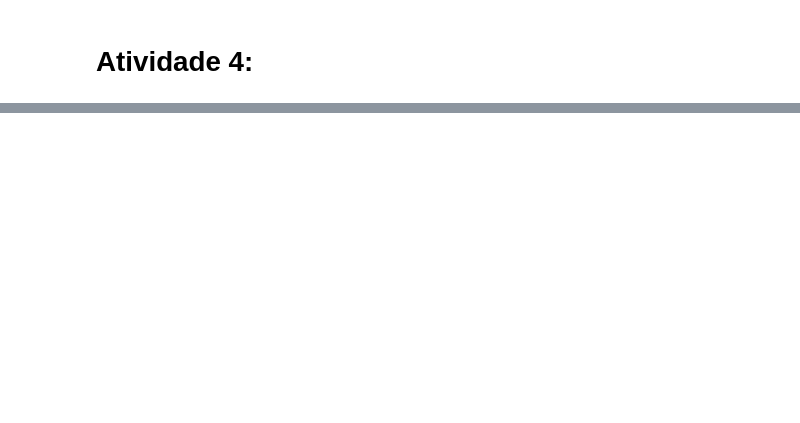
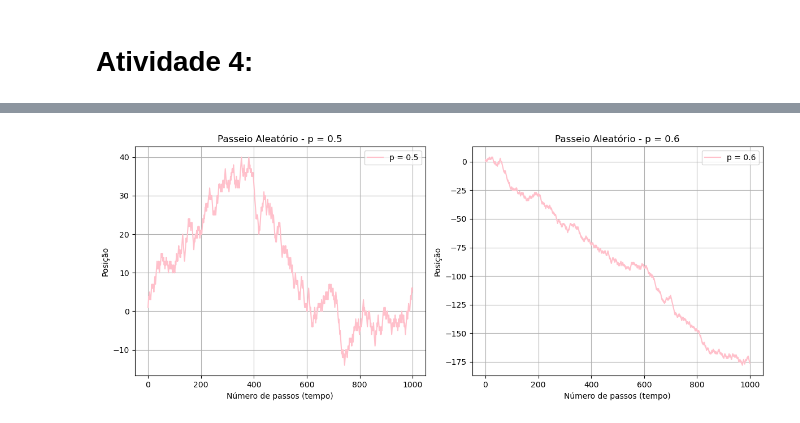
Before and after one commit to marianasenuke/testevscode2, a Jupyter notebook: Atividade 4.ipynb/atividade 4.ipynb, the cells around one changed output, grey strips where cells are left out. Saved outputs shown, nothing was run; the diff lists cells and outputs as text; code cells hidden in the pictures; blank space fills up the shorter version.

```diff
--- a/Atividade 4.ipynb/atividade 4.ipynb
+++ b/Atividade 4.ipynb/atividade 4.ipynb
@@ -73,0 +3,50 @@ plt.ylabel('Posição')
+# %%
+#Passeio aleatório (implementação básica)
+import numpy as np
+import matplotlib.pyplot as plt
+
+def passeio_aleatorio(N, p):
+    """
+
+    """
+    rng = np.random.default_rng()
+
+    # Gera N números aleatórios entre 0 e 1
+    aleatorios = rng.random(N)
+
+    # Determina a direção de cada passo (1 para direita, -1 para esquerda)
+    passos = np.where(aleatorios > p, 1, -1)
+
+    # Calcula a posição cumulativa (soma acumulada dos passos)
+    posicao = np.cumsum(passos)
+
+    return posicao
+
+def plotar_passeio(N, p, ax, label):
+    """
+
+    """
+    posicao = passeio_aleatorio(N, p)
+    ax.plot(posicao, label=label, color='pink')
+    ax.set_xlabel('Número de passos (tempo)')
+    ax.set_ylabel('Posição')
+    ax.set_title(f'Passeio Aleatório - p = {p}')
+    ax.legend()
+    ax.grid(True)
+
+# Parâmetros da simulação
+N = 1000  # Número de passos
+p1 = 0.5  # Probabilidade para o primeiro caso
+p2 = 0.6  # Probabilidade para o segundo caso
+
+# Cria a figura e os eixos
+fig, (ax1, ax2) = plt.subplots(1, 2, figsize=(12, 5))
+
+# Simula e plota os dois casos
+plotar_passeio(N, p1, ax1, 'p = 0.5')
+plotar_passeio(N, p2, ax2, 'p = 0.6')
+
+plt.tight_layout()
+plt.show()
+# %% [output]
+[figure, added]
```
Also changed, not shown: parts of 5 cells of this notebook.
